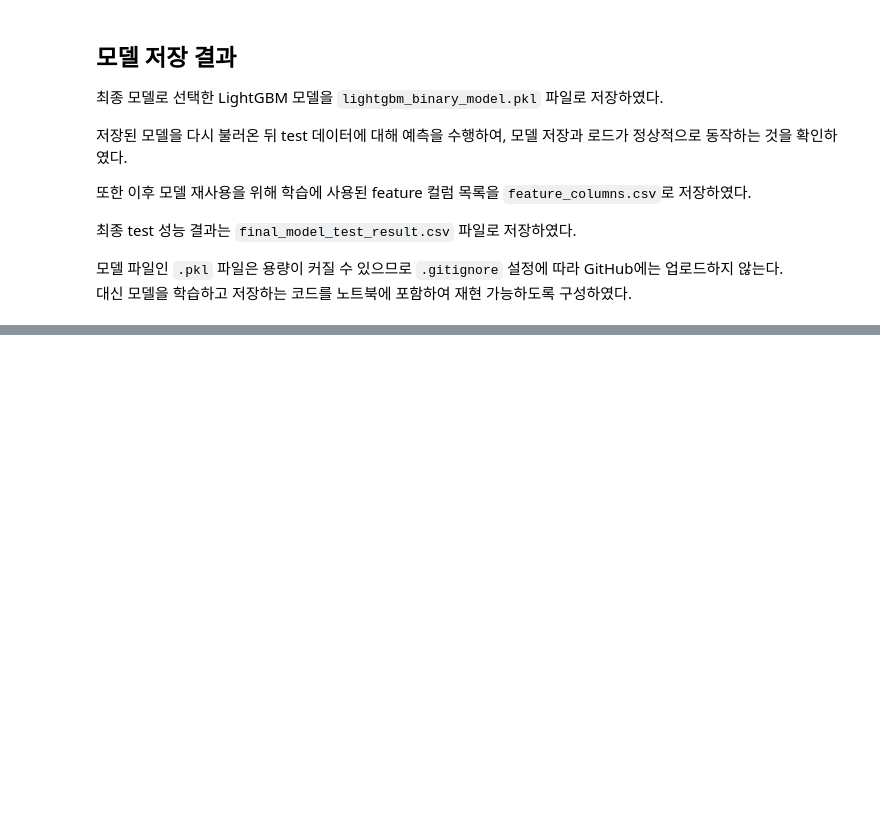
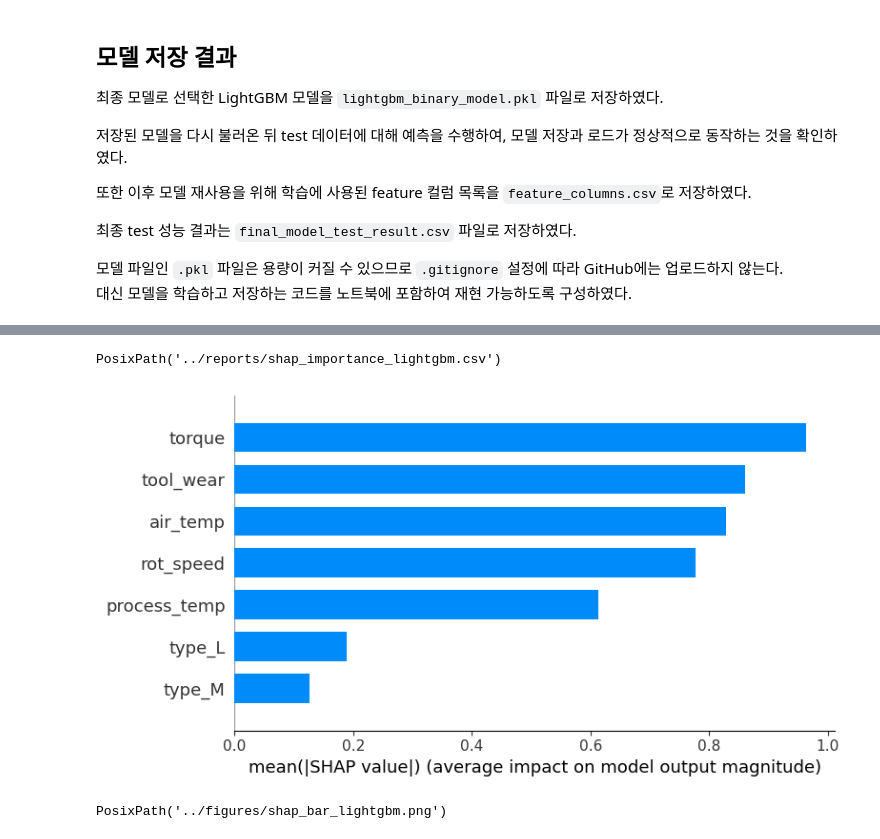
Before and after one commit to mjbaa/manufacturing_macine_learning_project, a Jupyter notebook: notebooks/quality_prediction_model.ipynb, the cells around one changed output, grey strips where cells are left out. Drawn from its saved outputs; the diff is of its cells as text; code cells hidden in the pictures; blank space fills up the shorter version.

Commit message:
add shap analysis for lightgbm model

```diff
--- a/notebooks/quality_prediction_model.ipynb
+++ b/notebooks/quality_prediction_model.ipynb
@@ -1293,0 +1306,11 @@ test_result_df
+# %%
+shap_explainer = shap.TreeExplainer(best_model)
+
+shap_values = shap_explainer.shap_values(X_valid)
+
+if isinstance(shap_values, list):
+    shap_values_class_1 = shap_values[1]
+else:
+    shap_values_class_1 = shap_values
+
+shap_values_class_1.shape
@@ -1293,0 +1340,30 @@ test_result_df
+# %%
+shap_importance.to_csv(
+    REPORT_DIR / "shap_importance_lightgbm.csv",
+    index=False
+)
+
+REPORT_DIR / "shap_importance_lightgbm.csv"
+# %% [output]
+PosixPath('../reports/shap_importance_lightgbm.csv')
+# %%
+shap_bar_path = FIGURE_DIR / "shap_bar_lightgbm.png"
+
+plt.figure(figsize=(8, 5))
+
+shap.summary_plot(
+    shap_values_class_1,
+    X_valid,
+    plot_type="bar",
+    feature_names=X_valid.columns,
+    max_display=len(X_valid.columns),
+    show=False
+)
+
+plt.savefig(shap_bar_path, bbox_inches="tight")
+plt.show()
+
+shap_bar_path
+# %% [output]
+[figure, added]
+PosixPath('../figures/shap_bar_lightgbm.png')
```
Also changed, not shown: parts of 7 cells of this notebook, 3 other files.
